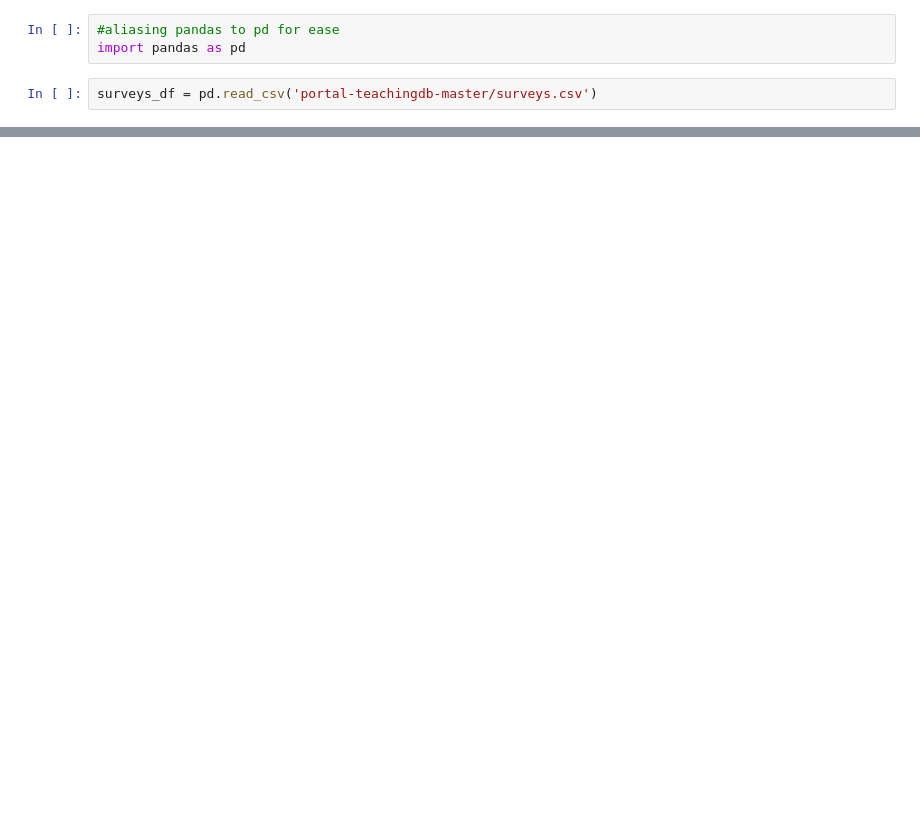
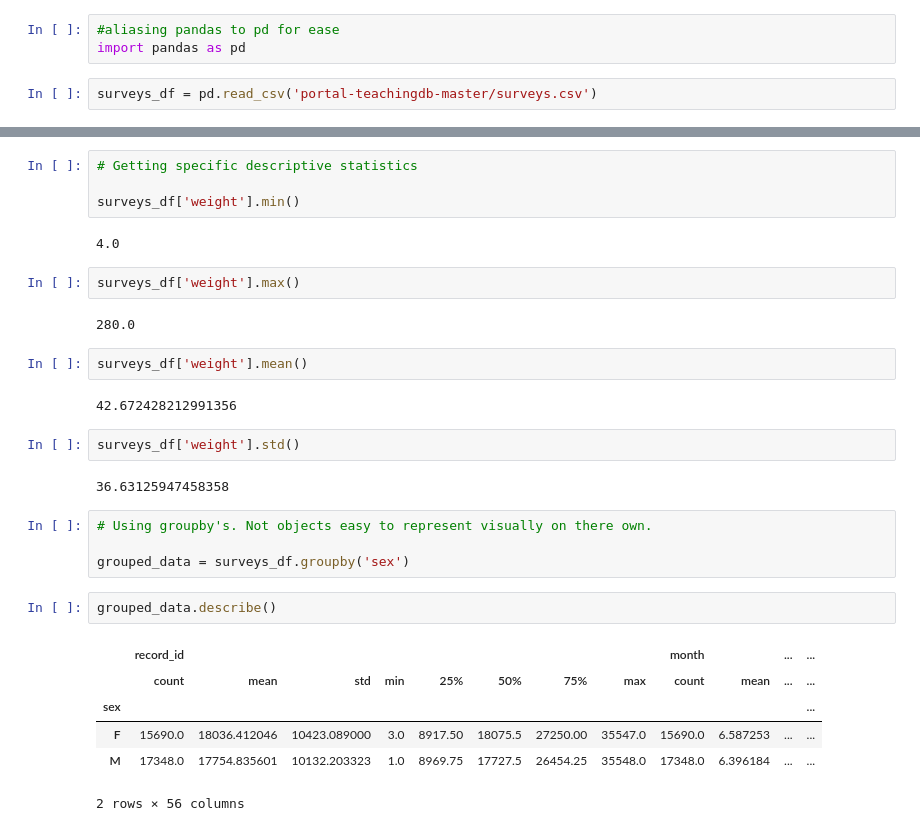
Before and after one commit to lizzymorritt/dimen-python-2023, a Jupyter notebook: hello.ipynb, the cells around one changed output, grey strips where cells are left out. Drawn from its saved outputs; the diff is of its cells as text; blank space fills up the shorter version.

```diff
--- a/hello.ipynb
+++ b/hello.ipynb
@@ -135,0 +225,31 @@ surveys_df = pd.read_csv('portal-teachingdb-master/surveys.csv')
+# %%
+# Getting specific descriptive statistics
+
+surveys_df['weight'].min()
+# %% [output]
+4.0
+# %%
+surveys_df['weight'].max()
+# %% [output]
+280.0
+# %%
+surveys_df['weight'].mean()
+# %% [output]
+42.672428212991356
+# %%
+surveys_df['weight'].std()
+# %% [output]
+36.63125947458358
+# %%
+# Using groupby's. Not objects easy to represent visually on there own.
+
+grouped_data = surveys_df.groupby('sex')
+# %%
+grouped_data.describe()
+# %% [output]
+|  | record_id |  |  |  |  |  |  |  | month |  | ... | ... |
+|  | count | mean | std | min | 25% | 50% | 75% | max | count | mean | ... | ... |
+| sex |  |  |  |  |  |  |  |  |  |  |  | ... |
+| F | 15690.0 | 18036.412046 | 10423.089000 | 3.0 | 8917.50 | 18075.5 | 27250.00 | 35547.0 | 15690.0 | 6.587253 | ... | ... |
+| M | 17348.0 | 17754.835601 | 10132.203323 | 1.0 | 8969.75 | 17727.5 | 26454.25 | 35548.0 | 17348.0 | 6.396184 | ... | ... |
+2 rows × 56 columns
```
Also changed, not shown: parts of 25 cells of this notebook.
